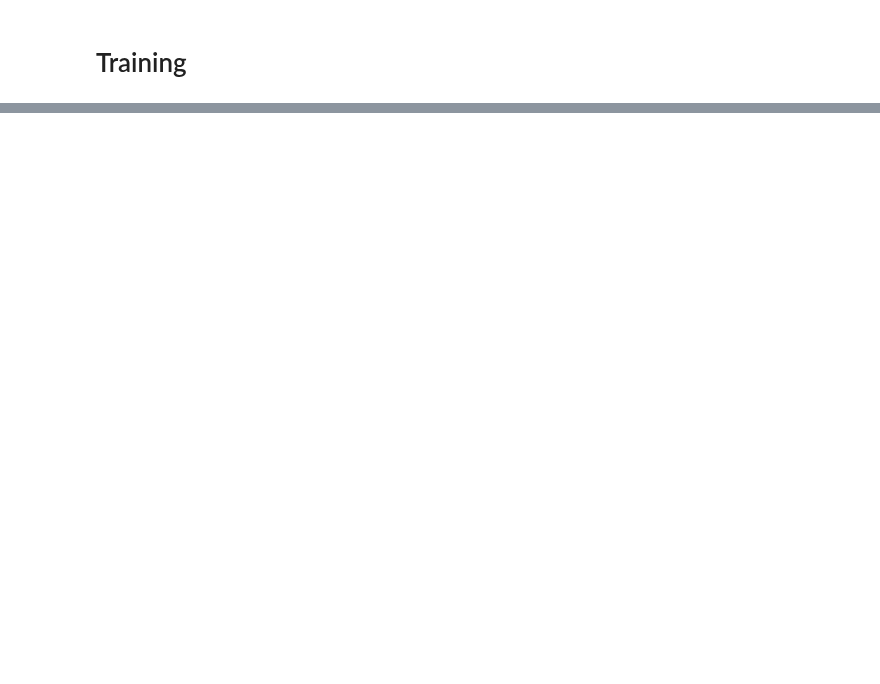
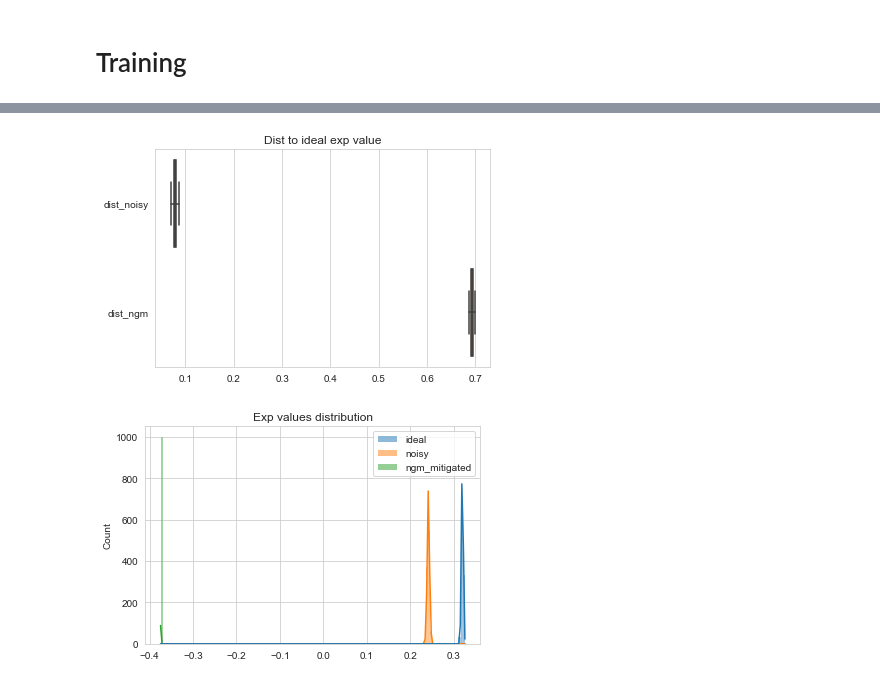
Before and after one commit to qiskit-community/ml-qem, a Jupyter notebook: docs/tutorials/h04_tiling.ipynb, the cells around one changed output, grey strips where cells are left out. Saved outputs shown, nothing was run; the diff lists cells and outputs as text; code cells hidden in the pictures; blank space fills up the shorter version.

Commit message:
tiling results finished

```diff
--- a/docs/tutorials/h04_tiling.ipynb
+++ b/docs/tutorials/h04_tiling.ipynb
@@ -83,10 +83,12 @@ run_config_noisy = {'shots': 10000, 'backend': backend_noisy, 'name': 'noisy'}
 # Training
 # %%
 train_paths = [
-    # './data/tiling/train/step6_q0-q3_total8_seed0.json',
-    # './data/tiling/train/step6_q2-q5_total8_seed1.json',
-    # './data/tiling/train/step6_q4-q7_total8_seed2.json'
-    f'./data/tiling/train/step6_q0-q7_total8_seed{i}.json' for i in range(3)
+    './data/tiling/train/step6_q0-q3_total8_seed0.json',
+    './data/tiling/train/step6_q2-q5_total8_seed1.json',
+    './data/tiling/train/step6_q4-q7_total8_seed2.json',
+    './data/tiling/train/step6_q1-q4_total8_seed3.json',
+    './data/tiling/train/step6_q3-q6_total8_seed4.json'
+    # f'./data/tiling/train/step6_q0-q7_total8_seed{i}.json' for i in range(3)
 ]
 
 val_paths = [
@@ -199,3 +206,3 @@ plt.show()
 # %%
-model_path = './model/tiling/tiling_mbd_8q-train.pth'
+model_path = './model/tiling/tiling_mbd_exp3.pth'
 # %%
@@ -207,0 +215,8 @@ with open('.' + model_path.split('.')[1] + '.pk', 'wb') as handle:
+# %%
+model = ExpValCircuitGraphModel(
+    num_node_features=22,
+    hidden_channels=15,
+    exp_value_size=8
+)
+model.load_state_dict(torch.load(model_path))
+model.eval()
@@ -207,0 +235,36 @@ with open('.' + model_path.split('.')[1] + '.pk', 'wb') as handle:
+# %%
+plt.style.use({'figure.facecolor':'white'})
+
+distances = []
+for i, data in enumerate(val_loader):
+    out = model(data.noisy_0, data.observable, data.circuit_depth, data.x, data.edge_index, data.batch)
+
+    for ideal, noisy, ngm_mitigated in zip(
+        data.y.tolist(),
+        data.noisy_0.tolist(),
+        out.tolist()
+    ):
+        ideal = np.mean(ideal)
+        noisy = np.mean(noisy)
+        ngm_mitigated = np.mean(ngm_mitigated)
+        distances.append({
+            "ideal": ideal,
+            "noisy": noisy,
+            "ngm_mitigated": ngm_mitigated,
+            "dist_noisy": np.abs(ideal - noisy),
+            "dist_ngm": np.abs(ideal - ngm_mitigated),
+        })
+
+df = pd.DataFrame(distances)
+sns.boxplot(data=df[["dist_noisy", "dist_ngm"]], orient="h", showfliers = False)
+# plt.xlim([-0.008, 0.188])
+plt.title("Dist to ideal exp value")
+plt.show()
+
+sns.histplot([df['ideal'], df['noisy'], df["ngm_mitigated"]], kde=True, bins=140)
+# plt.xlim([-0.19, 0.63])
+plt.title("Exp values distribution")
+plt.show()
+# %% [output]
+[figure, added]
+[figure, added]
```
Also changed, not shown: parts of 7 cells of this notebook, 4 other files.
